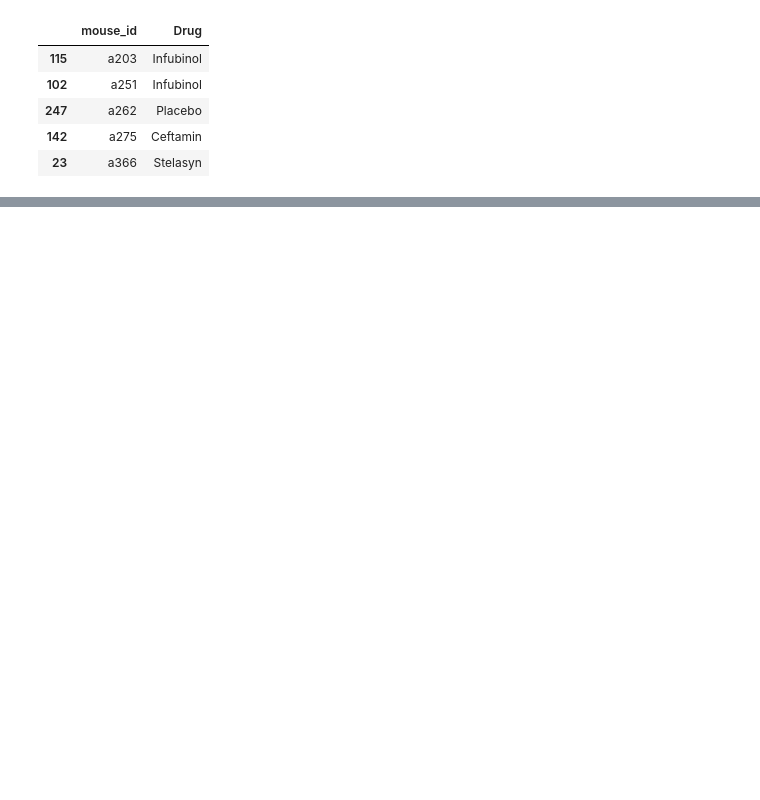
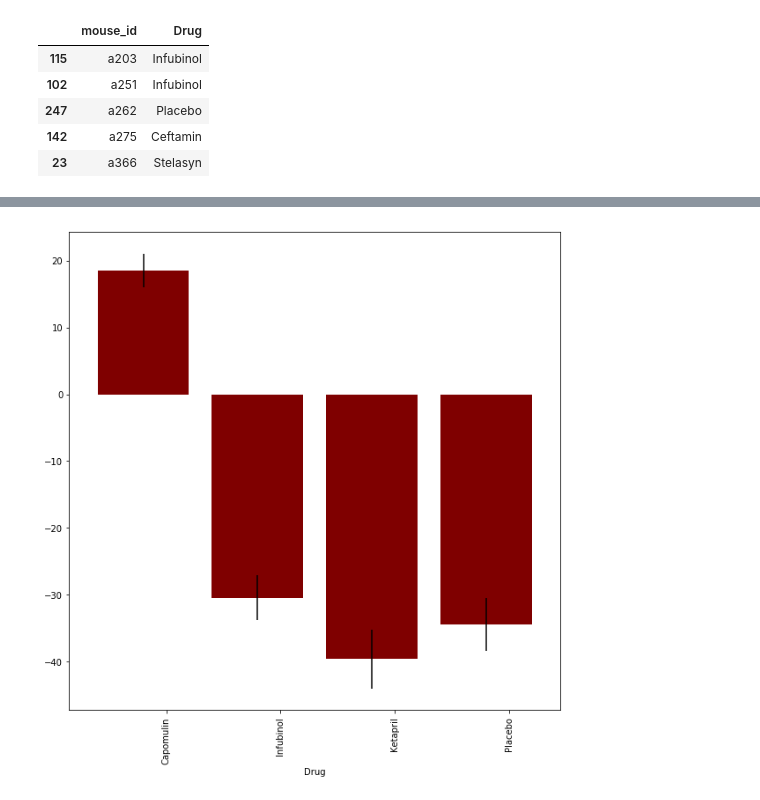
Before and after one commit to jenshurley/hw5, a Jupyter notebook: pydrug_mid.ipynb, the cells around one changed output, grey strips where cells are left out. Saved outputs shown, nothing was run; the diff lists cells and outputs as text; code cells hidden in the pictures; blank space fills up the shorter version.

Commit message:
fixed the bar plot, used mean not sum

```diff
--- a/pydrug_mid.ipynb
+++ b/pydrug_mid.ipynb
@@ -276,0 +331,2 @@ Name: tumor_vol, dtype: float64
+# %%
+ttdv = ttdv.to_frame()
@@ -276,0 +358,5 @@ Name: tumor_vol, dtype: float64
+# %%
+cap_vc = tumor_vol_drug_data[tumor_vol_drug_data.Drug == "Capomulin"]
+inf_vc = tumor_vol_drug_data[tumor_vol_drug_data.Drug == "Infubinol"]
+ket_vc = tumor_vol_drug_data[tumor_vol_drug_data.Drug == "Ketapril"]
+plac_vc = tumor_vol_drug_data[tumor_vol_drug_data.Drug == "Placebo"]
@@ -276,0 +367,2 @@ Name: tumor_vol, dtype: float64
+# %%
+drug_sems = [stats.sem(cap_vc.tumor_vol), stats.sem(inf_vc.tumor_vol), stats.sem(ket_vc.tumor_vol), stats.sem(plac_vc.tumor_vol)]
@@ -276,0 +382,2 @@ Name: tumor_vol, dtype: float64
+# %%
+ttdv['error'] = drug_sems
@@ -277,3 +406,10 @@ Name: tumor_vol, dtype: float64
+# %%
+fig, ax = plt.subplots()
+
+plot = ttdv['tumor_vol'].plot(kind='bar',yerr=ttdv["error"],colormap='OrRd_r',grid=False,figsize=(10,10),ax=ax,position=0.75,error_kw=dict(ecolor='black',elinewidth=1.5),width=0.8)
+plt.show()
+# %% [output]
+[figure, added]
 # %%
 time_zeros = data_drugs.query('Timepoint == 0')
 # %%
```
Also changed, not shown: parts of 27 cells of this notebook.
